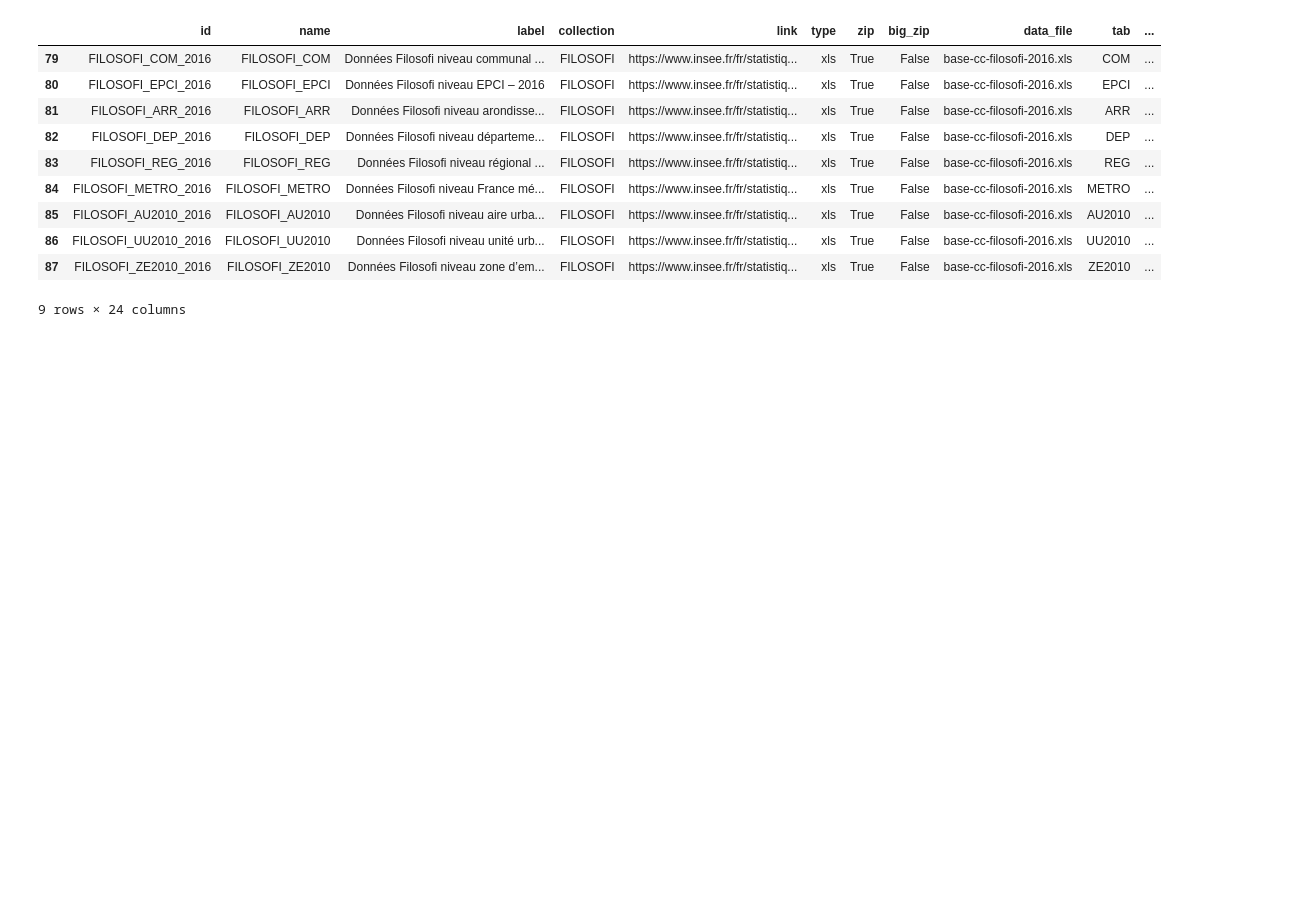
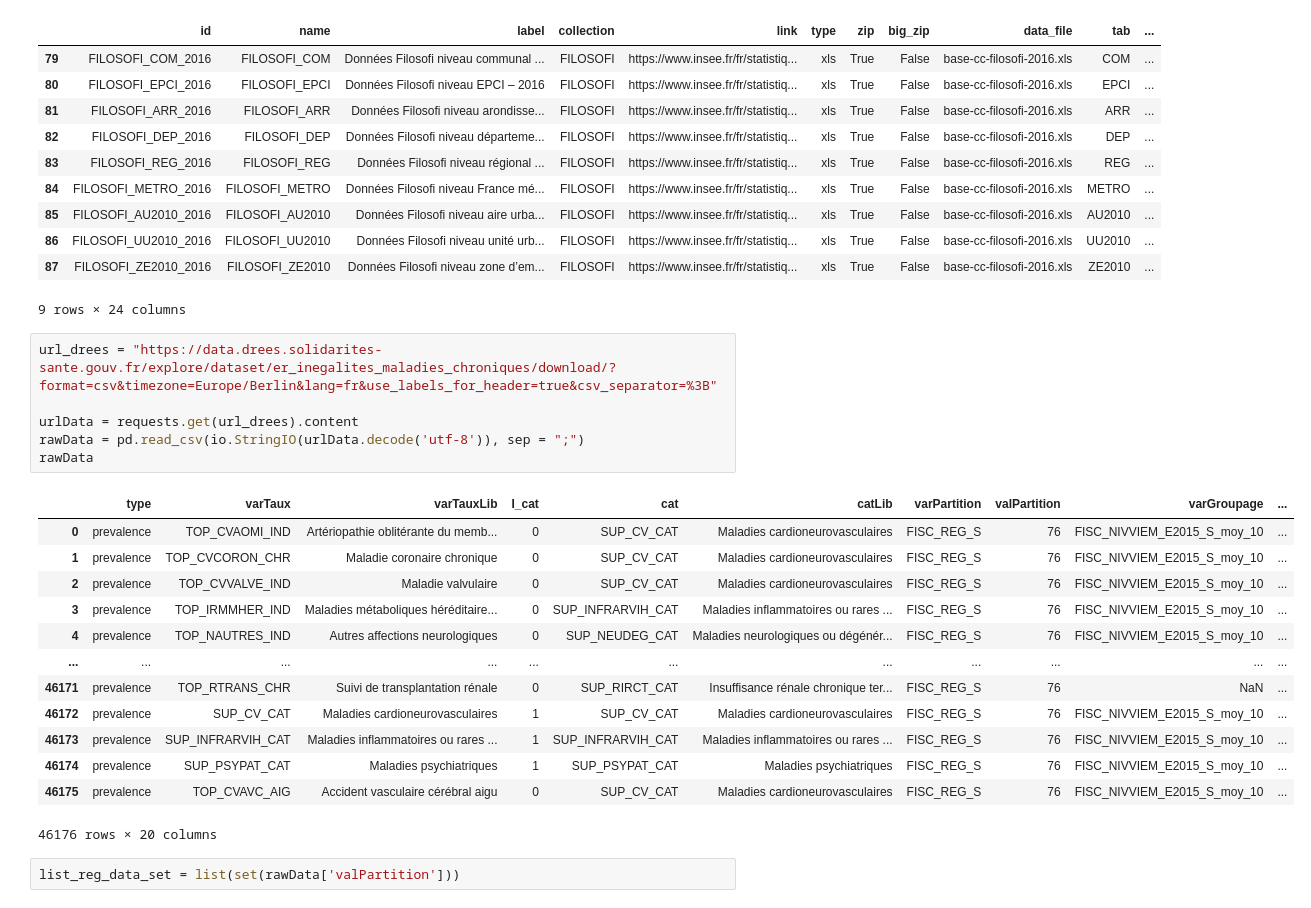
Before and after one commit to bbasa1/Maladies_chroniques_offre_de_soin_inegalites_sociales_ou_facteurs_environnementaux, a Jupyter notebook: Brouillon_pour_import.ipynb, the cells around one changed output. Drawn from its saved outputs; the diff is of its cells as text; blank space fills up the shorter version.

```diff
--- a/Brouillon_pour_import.ipynb
+++ b/Brouillon_pour_import.ipynb
@@ -108,3 +108,25 @@ Consequently, please report any issue
 | 86 | FILOSOFI_UU2010_2016 | FILOSOFI_UU2010 | Données Filosofi niveau unité urb... | FILOSOFI | https://www.insee.fr/fr/statistiq... | xls | True | False | base-cc-filosofi-2016.xls | UU2010 | ... |
 | 87 | FILOSOFI_ZE2010_2016 | FILOSOFI_ZE2010 | Données Filosofi niveau zone d’em... | FILOSOFI | https://www.insee.fr/fr/statistiq... | xls | True | False | base-cc-filosofi-2016.xls | ZE2010 | ... |
 9 rows × 24 columns
+# %%
+url_drees = "https://data.drees.solidarites-sante.gouv.fr/explore/dataset/er_inegalites_maladies_chroniques/download/?format=csv&timezone=Europe/Berlin&lang=fr&use_labels_for_header=true&csv_separator=%3B"
+
+urlData = requests.get(url_drees).content
+rawData = pd.read_csv(io.StringIO(urlData.decode('utf-8')), sep = ";")
+rawData
+# %% [output]
+|  | type | varTaux | varTauxLib | I_cat | cat | catLib | varPartition | valPartition | varGroupage | ... |
+| 0 | prevalence | TOP_CVAOMI_IND | Artériopathie oblitérante du memb... | 0 | SUP_CV_CAT | Maladies cardioneurovasculaires | FISC_REG_S | 76 | FISC_NIVVIEM_E2015_S_moy_10 | ... |
+| 1 | prevalence | TOP_CVCORON_CHR | Maladie coronaire chronique | 0 | SUP_CV_CAT | Maladies cardioneurovasculaires | FISC_REG_S | 76 | FISC_NIVVIEM_E2015_S_moy_10 | ... |
+| 2 | prevalence | TOP_CVVALVE_IND | Maladie valvulaire | 0 | SUP_CV_CAT | Maladies cardioneurovasculaires | FISC_REG_S | 76 | FISC_NIVVIEM_E2015_S_moy_10 | ... |
+| 3 | prevalence | TOP_IRMMHER_IND | Maladies métaboliques héréditaire... | 0 | SUP_INFRARVIH_CAT | Maladies inflammatoires ou rares ... | FISC_REG_S | 76 | FISC_NIVVIEM_E2015_S_moy_10 | ... |
+| 4 | prevalence | TOP_NAUTRES_IND | Autres affections neurologiques | 0 | SUP_NEUDEG_CAT | Maladies neurologiques ou dégénér... | FISC_REG_S | 76 | FISC_NIVVIEM_E2015_S_moy_10 | ... |
+| ... | ... | ... | ... | ... | ... | ... | ... | ... | ... | ... |
+| 46171 | prevalence | TOP_RTRANS_CHR | Suivi de transplantation rénale | 0 | SUP_RIRCT_CAT | Insuffisance rénale chronique ter... | FISC_REG_S | 76 | NaN | ... |
+| 46172 | prevalence | SUP_CV_CAT | Maladies cardioneurovasculaires | 1 | SUP_CV_CAT | Maladies cardioneurovasculaires | FISC_REG_S | 76 | FISC_NIVVIEM_E2015_S_moy_10 | ... |
+| 46173 | prevalence | SUP_INFRARVIH_CAT | Maladies inflammatoires ou rares ... | 1 | SUP_INFRARVIH_CAT | Maladies inflammatoires ou rares ... | FISC_REG_S | 76 | FISC_NIVVIEM_E2015_S_moy_10 | ... |
+| 46174 | prevalence | SUP_PSYPAT_CAT | Maladies psychiatriques | 1 | SUP_PSYPAT_CAT | Maladies psychiatriques | FISC_REG_S | 76 | FISC_NIVVIEM_E2015_S_moy_10 | ... |
+| 46175 | prevalence | TOP_CVAVC_AIG | Accident vasculaire cérébral aigu | 0 | SUP_CV_CAT | Maladies cardioneurovasculaires | FISC_REG_S | 76 | FISC_NIVVIEM_E2015_S_moy_10 | ... |
+46176 rows × 20 columns
+# %%
+list_reg_data_set = list(set(rawData['valPartition']))
```
Also changed, not shown: parts of 4 cells of this notebook, 1 other file.
